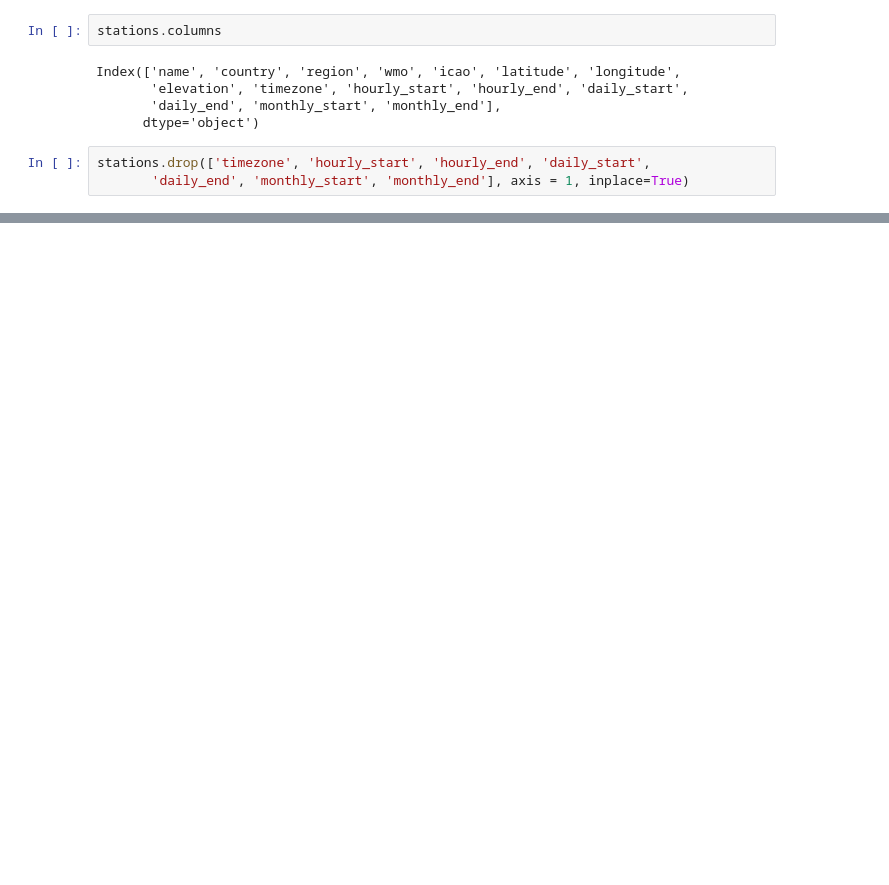
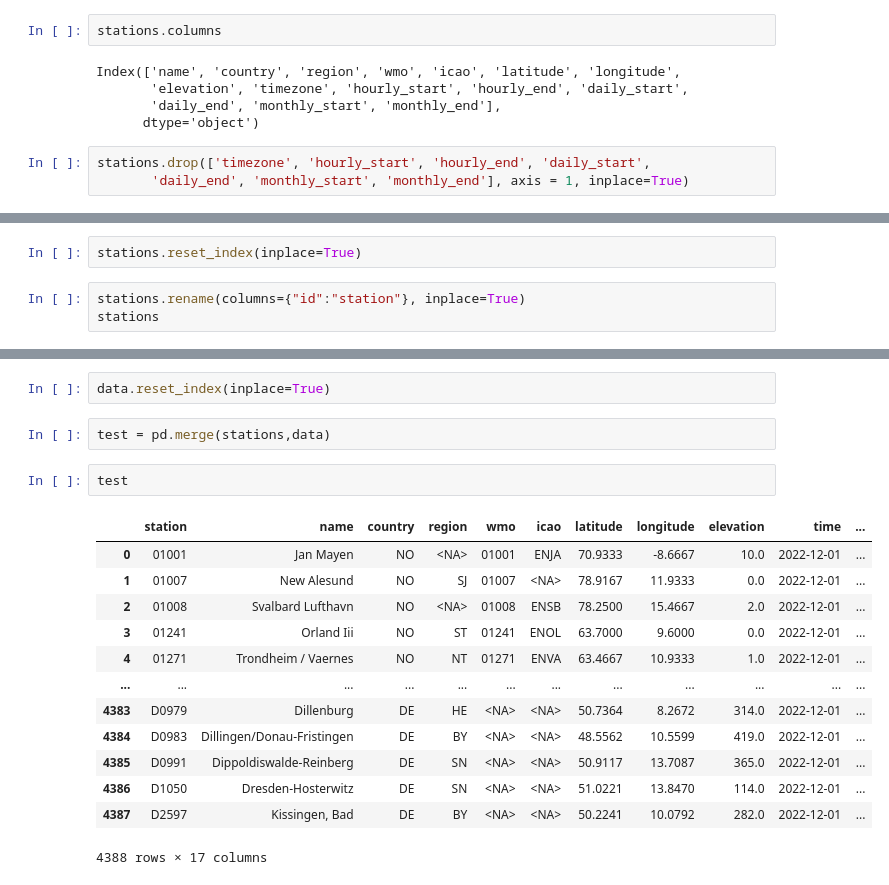
Before and after one commit to MiroRavaProj/Weather-stations, a Jupyter notebook: python_program/main.ipynb, the cells around one changed output, grey strips where cells are left out. Drawn from its saved outputs; the diff is of its cells as text; blank space fills up the shorter version.

```diff
--- a/python_program/main.ipynb
+++ b/python_program/main.ipynb
@@ -74,0 +85,5 @@ stations
+# %%
+stations.reset_index(inplace=True)
+# %%
+stations.rename(columns={"id":"station"}, inplace=True)
+stations
@@ -74,0 +104,20 @@ stations
+# %%
+data.reset_index(inplace=True)
+# %%
+test = pd.merge(stations,data)
+# %%
+test
+# %% [output]
+|  | station | name | country | region | wmo | icao | latitude | longitude | elevation | time | ... |
+| 0 | 01001 | Jan Mayen | NO | <NA> | 01001 | ENJA | 70.9333 | -8.6667 | 10.0 | 2022-12-01 | ... |
+| 1 | 01007 | New Alesund | NO | SJ | 01007 | <NA> | 78.9167 | 11.9333 | 0.0 | 2022-12-01 | ... |
+| 2 | 01008 | Svalbard Lufthavn | NO | <NA> | 01008 | ENSB | 78.2500 | 15.4667 | 2.0 | 2022-12-01 | ... |
+| 3 | 01241 | Orland Iii | NO | ST | 01241 | ENOL | 63.7000 | 9.6000 | 0.0 | 2022-12-01 | ... |
+| 4 | 01271 | Trondheim / Vaernes | NO | NT | 01271 | ENVA | 63.4667 | 10.9333 | 1.0 | 2022-12-01 | ... |
+| ... | ... | ... | ... | ... | ... | ... | ... | ... | ... | ... | ... |
+| 4383 | D0979 | Dillenburg | DE | HE | <NA> | <NA> | 50.7364 | 8.2672 | 314.0 | 2022-12-01 | ... |
+| 4384 | D0983 | Dillingen/Donau-Fristingen | DE | BY | <NA> | <NA> | 48.5562 | 10.5599 | 419.0 | 2022-12-01 | ... |
+| 4385 | D0991 | Dippoldiswalde-Reinberg | DE | SN | <NA> | <NA> | 50.9117 | 13.7087 | 365.0 | 2022-12-01 | ... |
+| 4386 | D1050 | Dresden-Hosterwitz | DE | SN | <NA> | <NA> | 51.0221 | 13.8470 | 114.0 | 2022-12-01 | ... |
+| 4387 | D2597 | Kissingen, Bad | DE | BY | <NA> | <NA> | 50.2241 | 10.0792 | 282.0 | 2022-12-01 | ... |
+4388 rows × 17 columns
```
Also changed, not shown: parts of 14 cells of this notebook.
